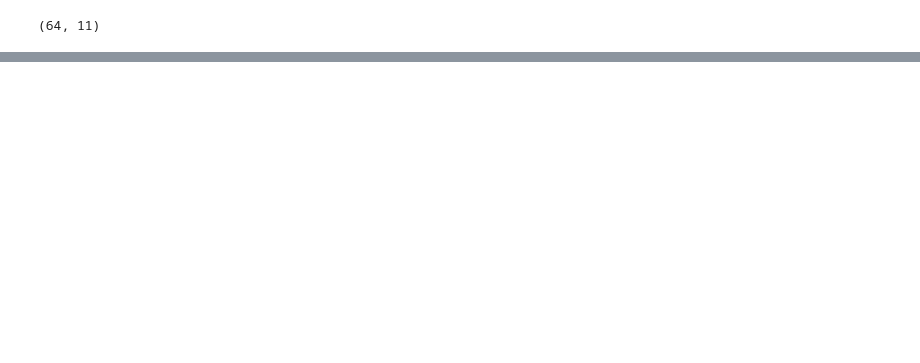
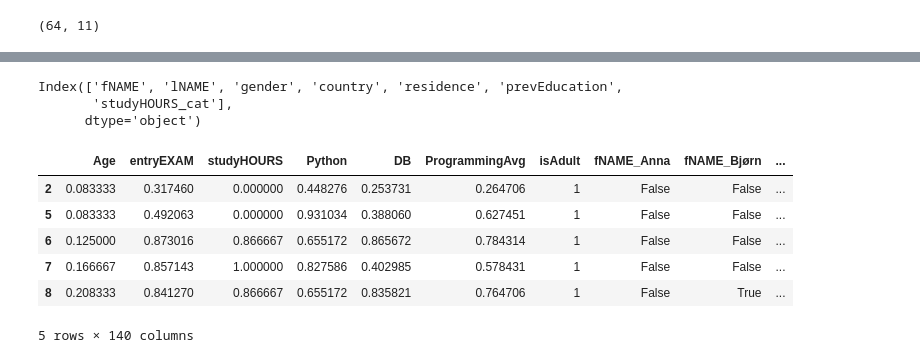
Before and after one commit to Toqa-ElMalah/Student-Data-Cleaning, a Jupyter notebook: Student Dataset.ipynb, the cells around one changed output, grey strips where cells are left out. Saved outputs shown, nothing was run; the diff lists cells and outputs as text; code cells hidden in the pictures; blank space fills up the shorter version.

```diff
--- a/Student Dataset.ipynb
+++ b/Student Dataset.ipynb
@@ -264,0 +335,20 @@ df.to_csv("cleaned_students.csv", index=False)
+# %%
+# Detect categorical columns
+categorical_cols = df.select_dtypes(include=['object']).columns
+categorical_cols
+# %% [output]
+Index(['fNAME', 'lNAME', 'gender', 'country', 'residence', 'prevEducation',
+       'studyHOURS_cat'],
+      dtype='object')
+# %%
+# One-hot encode categorical columns
+df_encoded = pd.get_dummies(df, columns = categorical_cols, drop_first = True)
+df_encoded.head()
+# %% [output]
+|  | Age | entryEXAM | studyHOURS | Python | DB | ProgrammingAvg | isAdult | fNAME_Anna | fNAME_Bjørn | ... |
+| 2 | 0.083333 | 0.317460 | 0.000000 | 0.448276 | 0.253731 | 0.264706 | 1 | False | False | ... |
+| 5 | 0.083333 | 0.492063 | 0.000000 | 0.931034 | 0.388060 | 0.627451 | 1 | False | False | ... |
+| 6 | 0.125000 | 0.873016 | 0.866667 | 0.655172 | 0.865672 | 0.784314 | 1 | False | False | ... |
+| 7 | 0.166667 | 0.857143 | 1.000000 | 0.827586 | 0.402985 | 0.578431 | 1 | False | False | ... |
+| 8 | 0.208333 | 0.841270 | 0.866667 | 0.655172 | 0.835821 | 0.764706 | 1 | False | True | ... |
+5 rows × 140 columns
```
Also changed, not shown: parts of 18 cells of this notebook, 1 other file.
